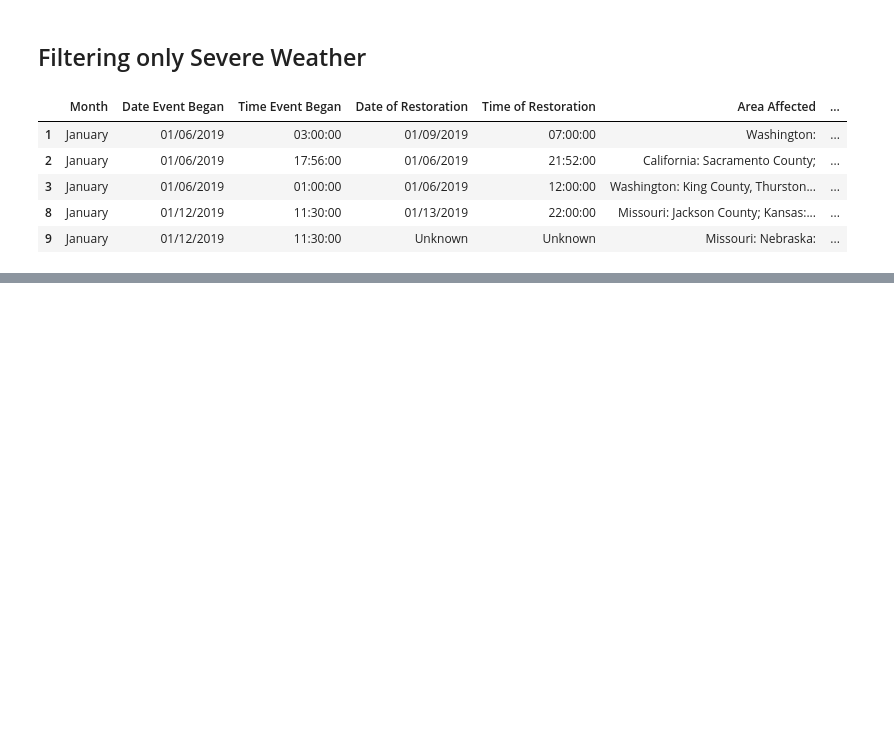
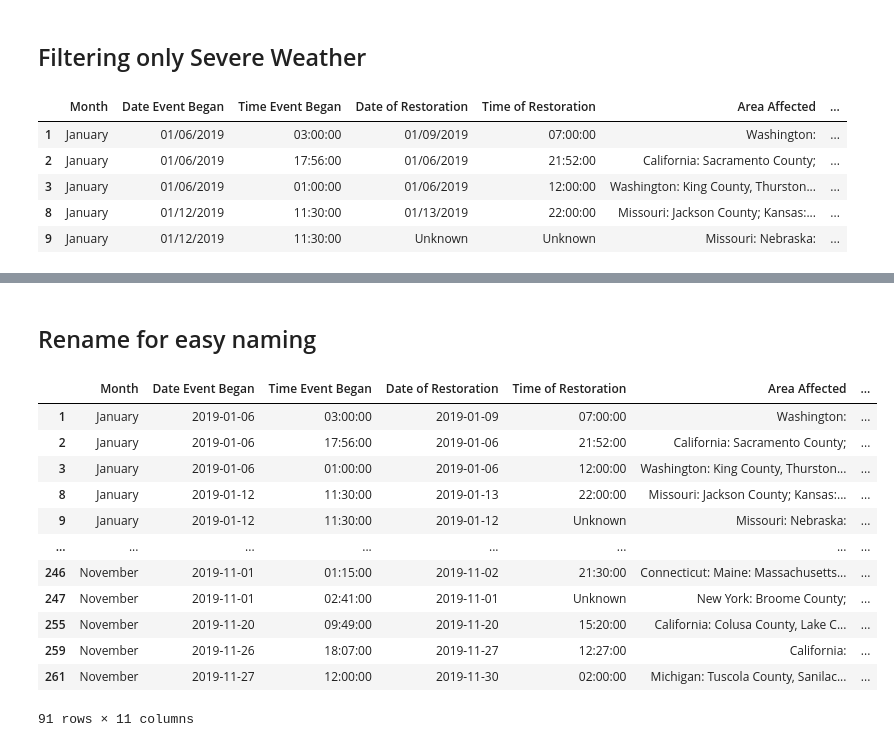
Before and after one commit to amourayuba/Power-Outage-Prediction, a Jupyter notebook: codes/Weather_Outage_Merge_Attempt_junaid.ipynb, the cells around one changed output, grey strips where cells are left out. Drawn from its saved outputs; the diff is of its cells as text; code cells hidden in the pictures; blank space fills up the shorter version.

```diff
--- a/codes/Weather_Outage_Merge_Attempt_junaid.ipynb
+++ b/codes/Weather_Outage_Merge_Attempt_junaid.ipynb
@@ -75,0 +96,4 @@ sev_weather_power_2019.head()
+# %%
+sev_weather_power_2019_copy = sev_weather_power_2019.copy()
+
+sev_weather_power_2019_copy.loc[sev_weather_power_2019_copy['Date of Restoration'] == 'Unknown', 'Date of Restoration'] = sev_weather_power_2019_copy.loc[sev_weather_power_2019_copy['Date of Restoration'] == 'Unknown', 'Date Event Began']
@@ -75,0 +109,10 @@ sev_weather_power_2019.head()
+# %% [markdown]
+## Rename for easy naming
+# %%
+df1 = lightning_2019.copy()
+df2 = sev_weather_power_2019_copy.copy()
+# %%
+# convert string to datetime
+df1['#ZDAY'] = pd.to_datetime(df1['#ZDAY'], format='%Y%m%d')
+df2['Date Event Began'] = pd.to_datetime(df2['Date Event Began'], format='%m/%d/%Y')
+df2['Date of Restoration'] = pd.to_datetime(df2['Date of Restoration'], format='%m/%d/%Y')
@@ -75,0 +122,16 @@ sev_weather_power_2019.head()
+# %%
+df2_filtered
+# %% [output]
+|  | Month | Date Event Began | Time Event Began | Date of Restoration | Time of Restoration | Area Affected | ... |
+| 1 | January | 2019-01-06 | 03:00:00 | 2019-01-09 | 07:00:00 | Washington: | ... |
+| 2 | January | 2019-01-06 | 17:56:00 | 2019-01-06 | 21:52:00 | California: Sacramento County; | ... |
+| 3 | January | 2019-01-06 | 01:00:00 | 2019-01-06 | 12:00:00 | Washington: King County, Thurston... | ... |
+| 8 | January | 2019-01-12 | 11:30:00 | 2019-01-13 | 22:00:00 | Missouri: Jackson County; Kansas:... | ... |
+| 9 | January | 2019-01-12 | 11:30:00 | 2019-01-12 | Unknown | Missouri: Nebraska: | ... |
+| ... | ... | ... | ... | ... | ... | ... | ... |
+| 246 | November | 2019-11-01 | 01:15:00 | 2019-11-02 | 21:30:00 | Connecticut: Maine: Massachusetts... | ... |
+| 247 | November | 2019-11-01 | 02:41:00 | 2019-11-01 | Unknown | New York: Broome County; | ... |
+| 255 | November | 2019-11-20 | 09:49:00 | 2019-11-20 | 15:20:00 | California: Colusa County, Lake C... | ... |
+| 259 | November | 2019-11-26 | 18:07:00 | 2019-11-27 | 12:27:00 | California: | ... |
+| 261 | November | 2019-11-27 | 12:00:00 | 2019-11-30 | 02:00:00 | Michigan: Tuscola County, Sanilac... | ... |
+91 rows × 11 columns
```
Also changed, not shown: parts of 12 cells of this notebook, 1 other file.
